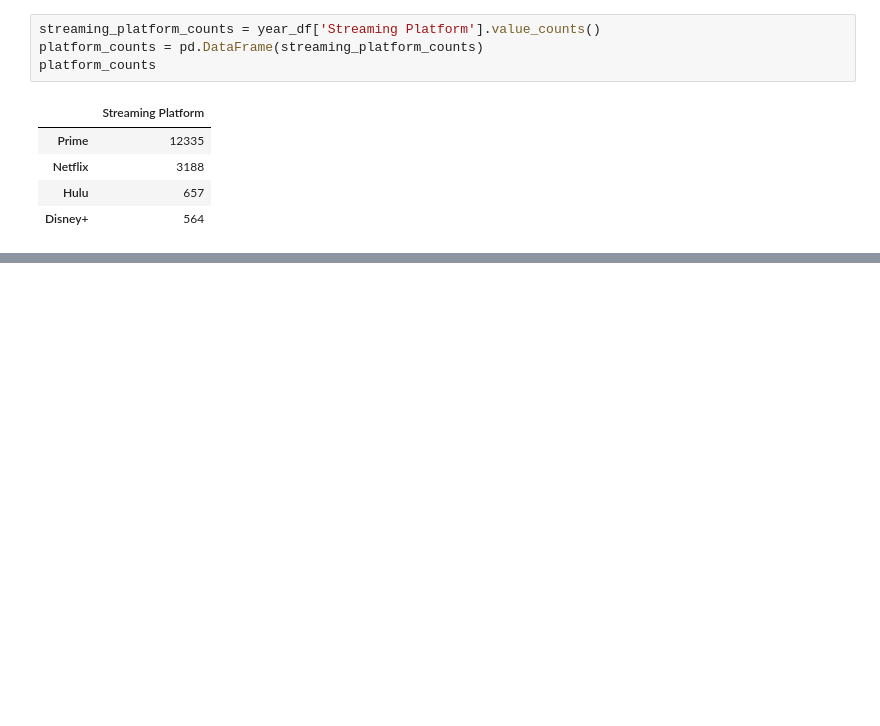
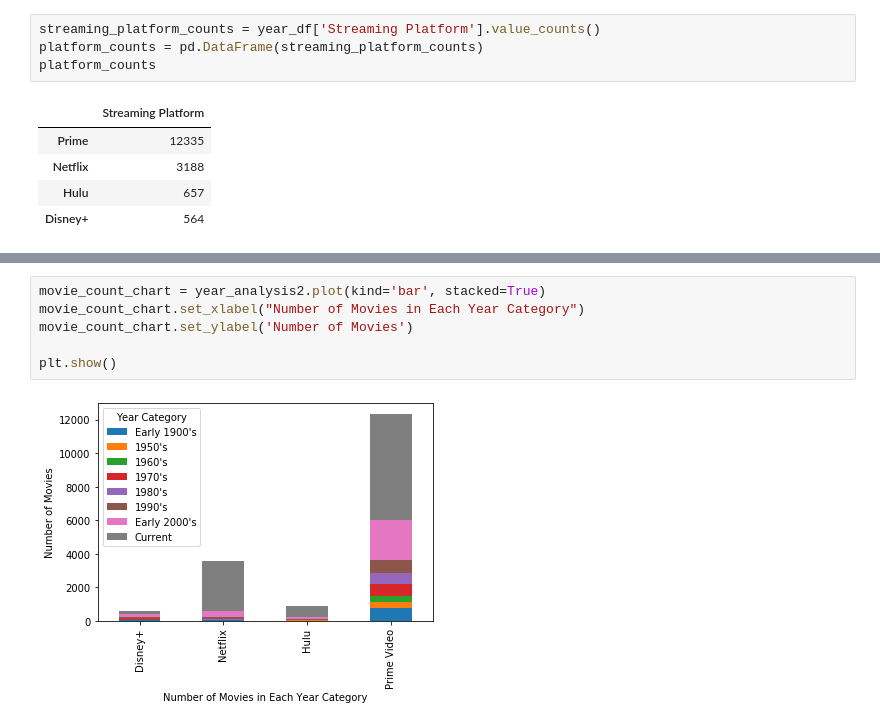
Before and after one commit to tracygoznikar/Project-1, a Jupyter notebook: Project1-Year Analysis.ipynb, the cells around one changed output, grey strips where cells are left out. Cells and saved outputs as stored; diff of their text form; blank space fills up the shorter version.

```diff
--- a/Project1-Year Analysis.ipynb
+++ b/Project1-Year Analysis.ipynb
@@ -128,0 +136,8 @@ year_analysis2 = year_analysis.T
+# %%
+movie_count_chart = year_analysis2.plot(kind='bar', stacked=True)
+movie_count_chart.set_xlabel("Number of Movies in Each Year Category")
+movie_count_chart.set_ylabel('Number of Movies')
+
+plt.show()
+# %% [output]
+[figure, added]
```
Also changed, not shown: parts of 18 cells of this notebook.
